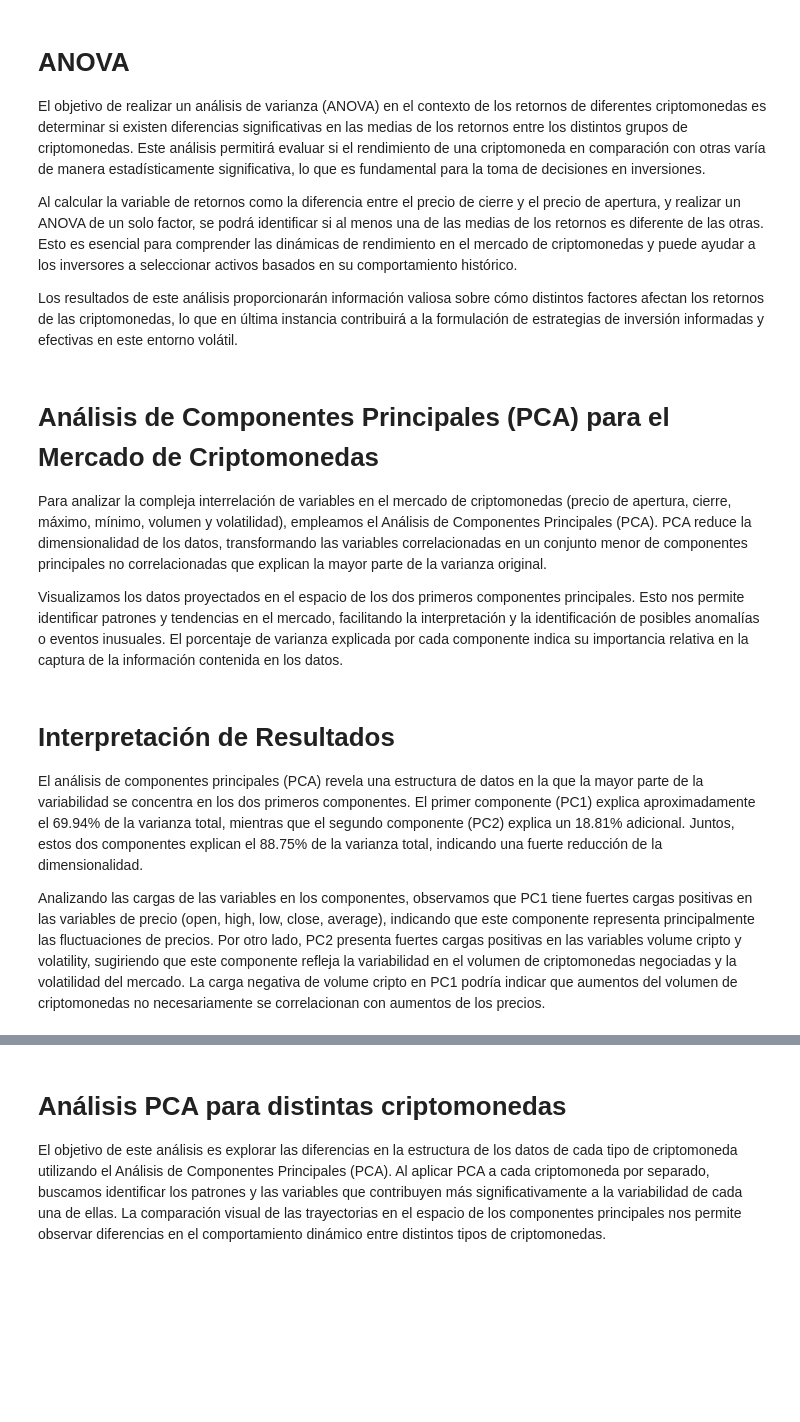
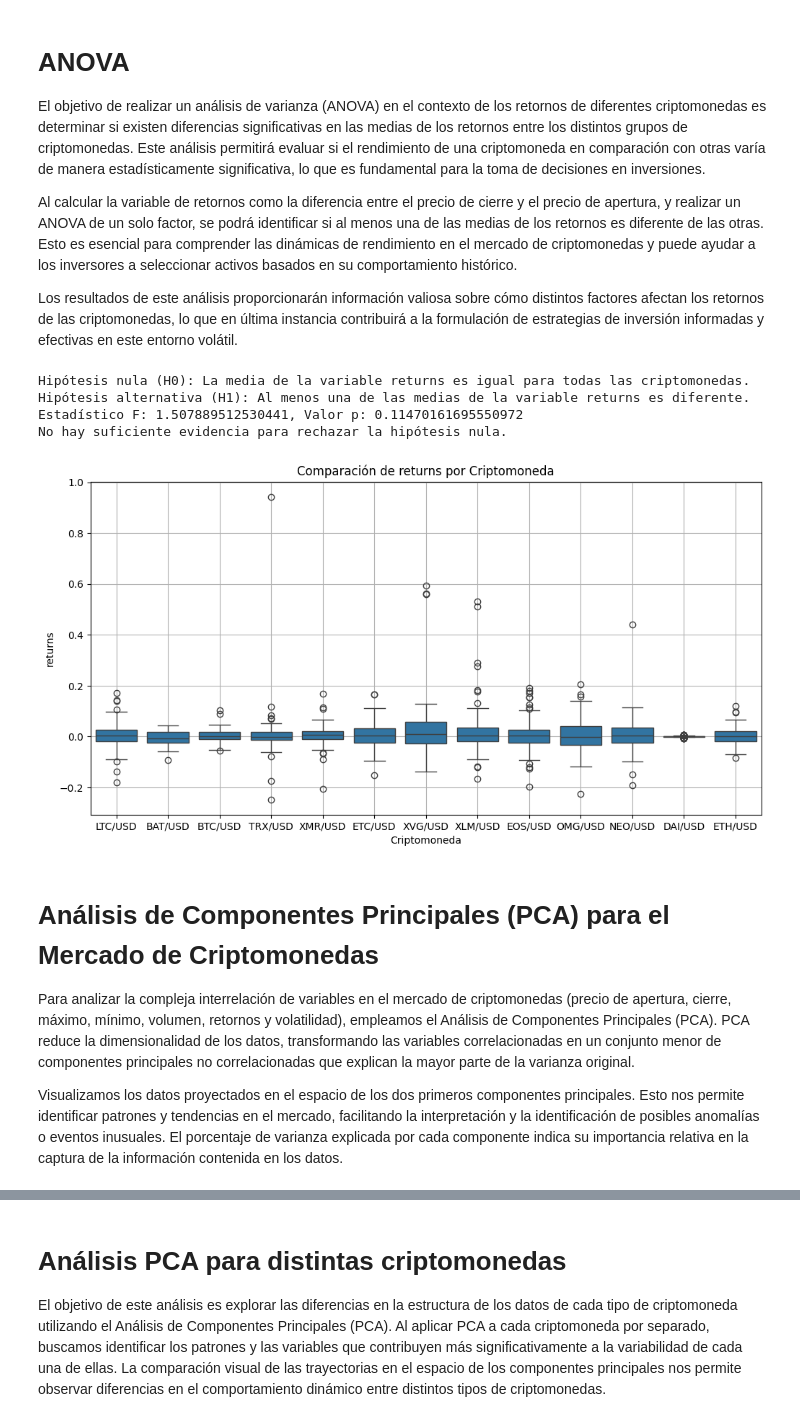
Before and after one commit to ArcanoxXx-01/Crypto, a Jupyter notebook: notebooks/presentation.ipynb, the cells around one changed output, grey strips where cells are left out. Saved outputs shown, nothing was run; the diff lists cells and outputs as text; code cells hidden in the pictures; blank space fills up the shorter version.

```diff
--- a/notebooks/presentation.ipynb
+++ b/notebooks/presentation.ipynb
@@ -273,18 +320,24 @@ Los resultados de este análisis proporcionarán información valiosa sobre cóm
 # %%
 import sys
 import os
 # Agregar la carpeta 'src' al path
 sys.path.append(os.path.abspath(os.path.join('..', 'src')))
 import ANOVA
 import importlib
 importlib.reload(ANOVA)
 
-ANOVA.ANOVA(100)
+ANOVA.ANOVA(100, 'returns')
+# %% [output]
+Hipótesis nula (H0): La media de la variable returns es igual para todas las criptomonedas.
+Hipótesis alternativa (H1): Al menos una de las medias de la variable returns es diferente.
+Estadístico F: 1.507889512530441, Valor p: 0.11470161695550972
+No hay suficiente evidencia para rechazar la hipótesis nula.
+[figure, added]
 # %% [markdown]
 
 # Análisis de Componentes Principales (PCA) para el Mercado de Criptomonedas
 
-Para analizar la compleja interrelación de variables en el mercado de criptomonedas (precio de apertura, cierre, máximo, mínimo, volumen y volatilidad), empleamos el Análisis de Componentes Principales (PCA).  PCA reduce la dimensionalidad de los datos, transformando las variables correlacionadas en un conjunto menor de componentes principales no correlacionadas que explican la mayor parte de la varianza original.
+Para analizar la compleja interrelación de variables en el mercado de criptomonedas (precio de apertura, cierre, máximo, mínimo, volumen, retornos y volatilidad), empleamos el Análisis de Componentes Principales (PCA).  PCA reduce la dimensionalidad de los datos, transformando las variables correlacionadas en un conjunto menor de componentes principales no correlacionadas que explican la mayor parte de la varianza original.
 
 Visualizamos los datos proyectados en el espacio de los dos primeros componentes principales.  Esto nos permite identificar patrones y tendencias en el mercado, facilitando la interpretación y la identificación de posibles anomalías o eventos inusuales. El porcentaje de varianza explicada por cada componente indica su importancia relativa en la captura de la información contenida en los datos.
 # %%
@@ -297,9 +350,3 @@ import importlib
 importlib.reload(PCA)
 
 PCA.pca(100)
-# %% [markdown]
-# Interpretación de Resultados
-
-El análisis de componentes principales (PCA) revela una estructura de datos en la que la mayor parte de la variabilidad se concentra en los dos primeros componentes.  El primer componente (PC1) explica aproximadamente el 69.94% de la varianza total, mientras que el segundo componente (PC2) explica un 18.81% adicional.  Juntos, estos dos componentes explican el 88.75% de la varianza total, indicando una fuerte reducción de la dimensionalidad.
-
-Analizando las cargas de las variables en los componentes, observamos que PC1 tiene fuertes cargas positivas en las variables de precio (open, high, low, close, average), indicando que este componente representa principalmente las fluctuaciones de precios.  Por otro lado, PC2 presenta fuertes cargas positivas en las variables volume cripto y volatility, sugiriendo que este componente refleja la variabilidad en el volumen de criptomonedas negociadas y la volatilidad del mercado.  La carga negativa de volume cripto en PC1 podría indicar que aumentos del volumen de criptomonedas no necesariamente se correlacionan con aumentos de los precios.
```
Also changed, not shown: parts of 22 cells of this notebook, 17 other files.
